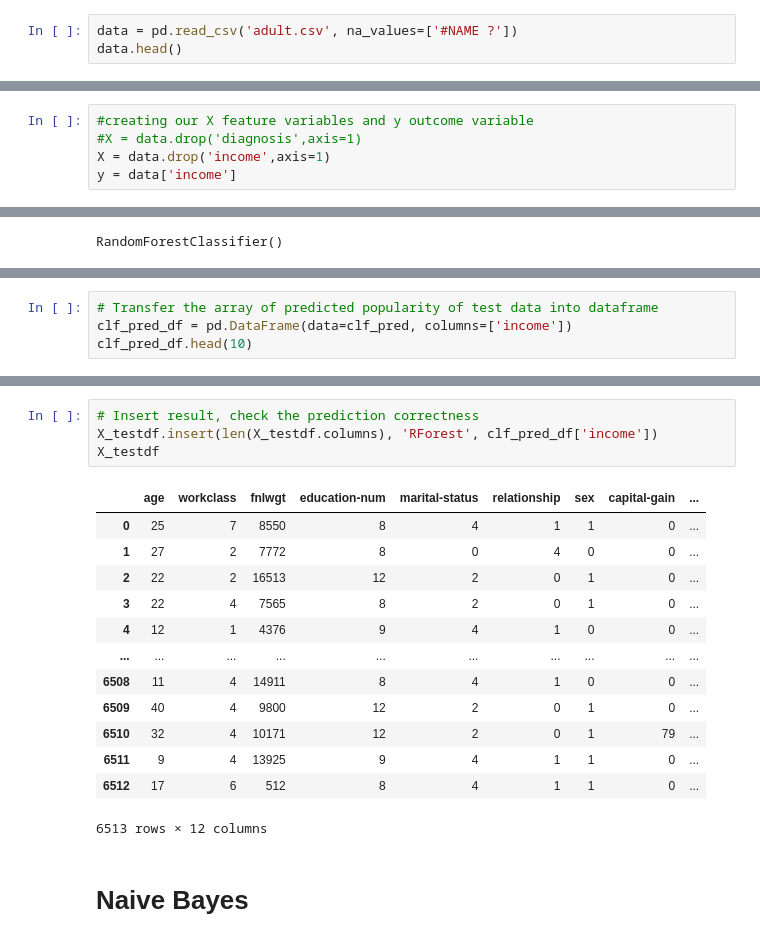
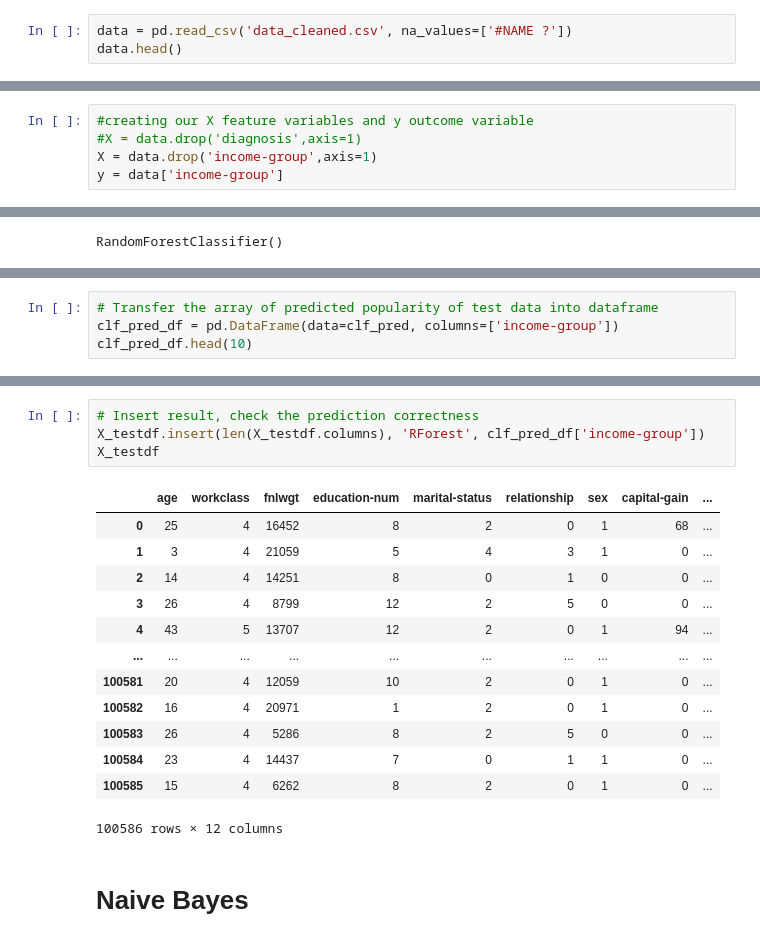
Before and after one commit to adriangohjw/CZ4032-Data-Mining-and-Analytics, a Jupyter notebook: Adults/classification.ipynb, the cells around one changed output, grey strips where cells are left out. Saved outputs shown, nothing was run; the diff lists cells and outputs as text.

```diff
--- a/Adults/classification.ipynb
+++ b/Adults/classification.ipynb
@@ -5,7 +5,7 @@ import pandas as pd
 import numpy as np
 from sklearn.model_selection import train_test_split
 # %%
-data = pd.read_csv('adult.csv', na_values=['#NAME ?'])
+data = pd.read_csv('data_cleaned.csv', na_values=['#NAME ?'])
 data.head()
 # %% [output]
 |  | age | workclass | fnlwgt | education | education-num | marital-status | occupation | relationship | ... |
@@ -128,8 +128,8 @@ data.head()
 # %%
 #creating our X feature variables and y outcome variable
 #X = data.drop('diagnosis',axis=1)
-X = data.drop('income',axis=1)
-y = data['income']
+X = data.drop('income-group',axis=1)
+y = data['income-group']
 # %%
 #splitting our data into training and testing data set
 X_train,X_test,y_train,y_test=train_test_split(X,y,test_size=0.2,random_state=2)
@@ -152,5 +152,5 @@ print(clf_pred)
 # %%
 # Transfer the array of predicted popularity of test data into dataframe
-clf_pred_df = pd.DataFrame(data=clf_pred, columns=['income'])
+clf_pred_df = pd.DataFrame(data=clf_pred, columns=['income-group'])
 clf_pred_df.head(10)
 # %% [output]
@@ -221,21 +221,21 @@ X_testdf
 # %%
 # Insert result, check the prediction correctness
-X_testdf.insert(len(X_testdf.columns), 'RForest', clf_pred_df['income'])
+X_testdf.insert(len(X_testdf.columns), 'RForest', clf_pred_df['income-group'])
 X_testdf
 # %% [output]
 |  | age | workclass | fnlwgt | education-num | marital-status | relationship | sex | capital-gain | ... |
-| 0 | 25 | 7 | 8550 | 8 | 4 | 1 | 1 | 0 | ... |
-| 1 | 27 | 2 | 7772 | 8 | 0 | 4 | 0 | 0 | ... |
-| 2 | 22 | 2 | 16513 | 12 | 2 | 0 | 1 | 0 | ... |
-| 3 | 22 | 4 | 7565 | 8 | 2 | 0 | 1 | 0 | ... |
-| 4 | 12 | 1 | 4376 | 9 | 4 | 1 | 0 | 0 | ... |
+| 0 | 25 | 4 | 16452 | 8 | 2 | 0 | 1 | 68 | ... |
+| 1 | 3 | 4 | 21059 | 5 | 4 | 3 | 1 | 0 | ... |
+| 2 | 14 | 4 | 14251 | 8 | 0 | 1 | 0 | 0 | ... |
+| 3 | 26 | 4 | 8799 | 12 | 2 | 5 | 0 | 0 | ... |
+| 4 | 43 | 5 | 13707 | 12 | 2 | 0 | 1 | 94 | ... |
 | ... | ... | ... | ... | ... | ... | ... | ... | ... | ... |
-| 6508 | 11 | 4 | 14911 | 8 | 4 | 1 | 0 | 0 | ... |
-| 6509 | 40 | 4 | 9800 | 12 | 2 | 0 | 1 | 0 | ... |
-| 6510 | 32 | 4 | 10171 | 12 | 2 | 0 | 1 | 79 | ... |
-| 6511 | 9 | 4 | 13925 | 9 | 4 | 1 | 1 | 0 | ... |
-| 6512 | 17 | 6 | 512 | 8 | 4 | 1 | 1 | 0 | ... |
+| 100581 | 20 | 4 | 12059 | 10 | 2 | 0 | 1 | 0 | ... |
+| 100582 | 16 | 4 | 20971 | 1 | 2 | 0 | 1 | 0 | ... |
+| 100583 | 26 | 4 | 5286 | 8 | 2 | 5 | 0 | 0 | ... |
+| 100584 | 23 | 4 | 14437 | 7 | 0 | 1 | 1 | 0 | ... |
+| 100585 | 15 | 4 | 6262 | 8 | 2 | 0 | 1 | 0 | ... |
-6513 rows × 12 columns
+100586 rows × 12 columns
 # %% [markdown]
 # **Naive Bayes**
 # %%
```
Also changed, not shown: parts of 32 cells of this notebook, 2 other files.
